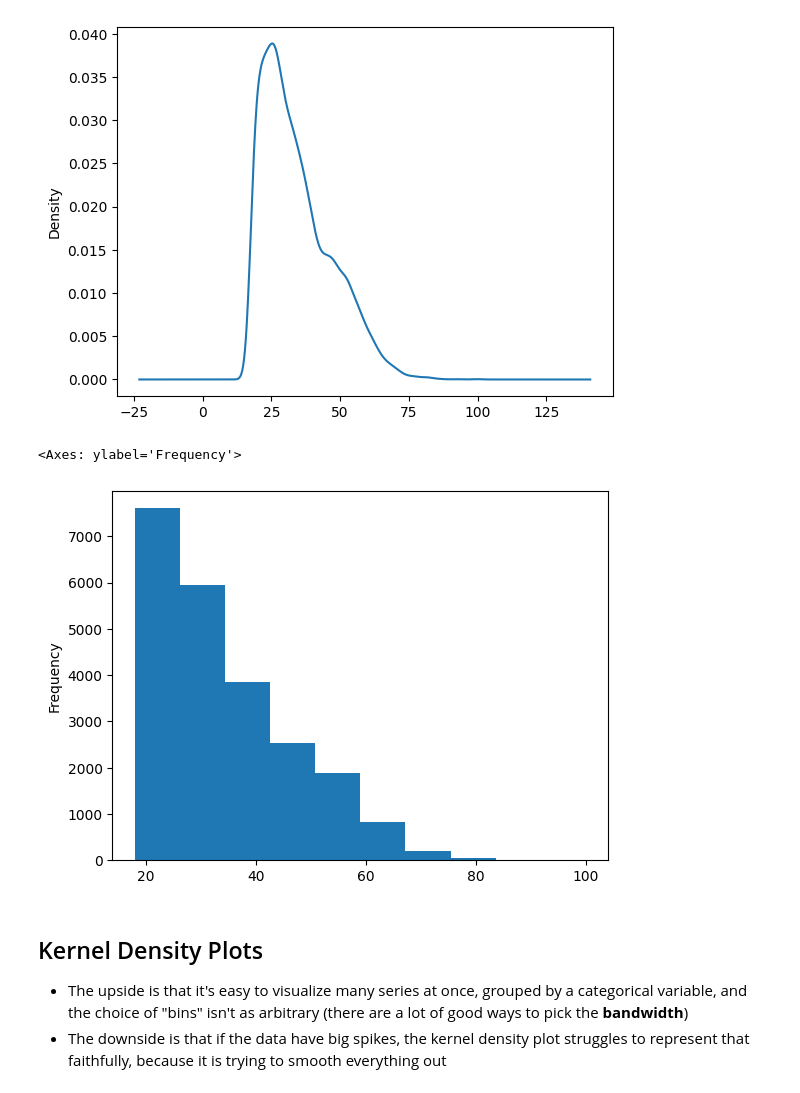
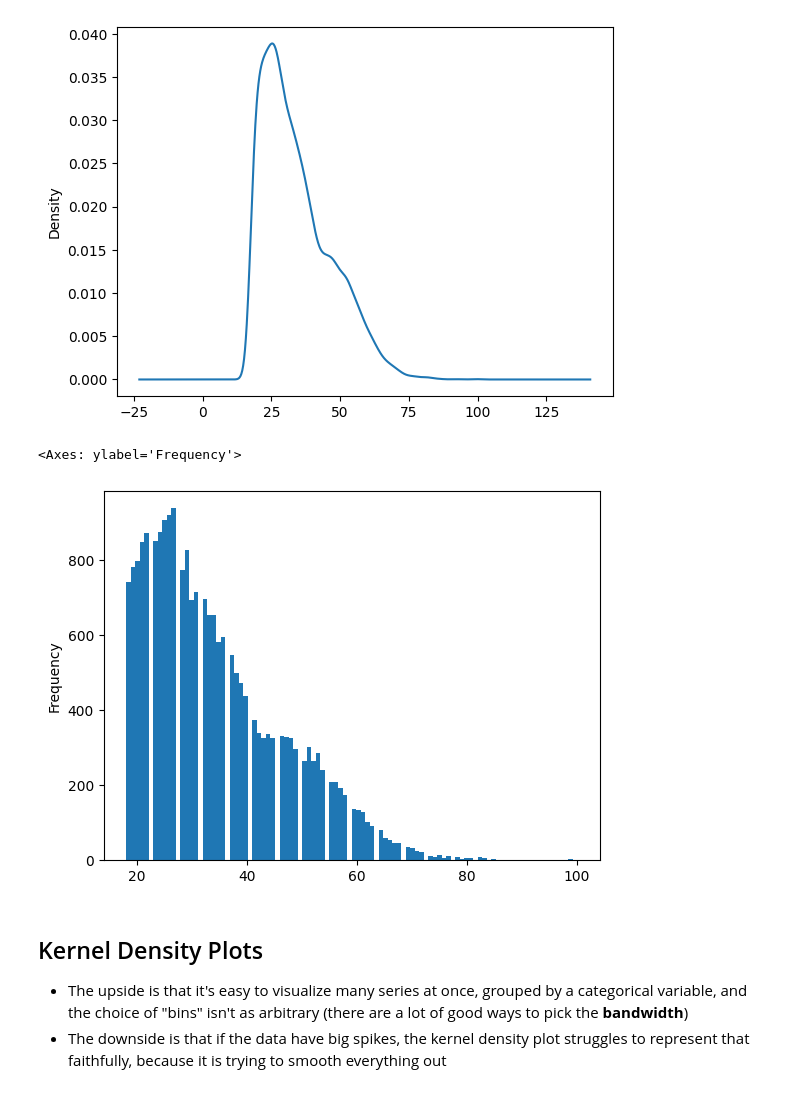
Before and after one commit to imdressel/EDA, a Jupyter notebook: EDA.ipynb, the cells around one changed output. Drawn from its saved outputs; the diff is of its cells as text; code cells hidden in the pictures.

```diff
--- a/EDA.ipynb
+++ b/EDA.ipynb
@@ -408,10 +415,10 @@ df[var].plot.density() # The kernel density plot for age
 <Axes: ylabel='Density'>
 [figure]
 # %%
-df[var].plot.hist() # The histogram version
+df[var].plot.hist(bins=100) # The histogram version
 # %% [output]
 <Axes: ylabel='Frequency'>
-[figure, old version]
+[figure, new version]
 # %% [markdown]
 ## Kernel Density Plots
 - The upside is that it's easy to visualize many series at once, grouped by a categorical variable, and the choice of "bins" isn't as arbitrary (there are a lot of good ways to pick the **bandwidth**)
```
Also changed, not shown: parts of 4 cells of this notebook.
